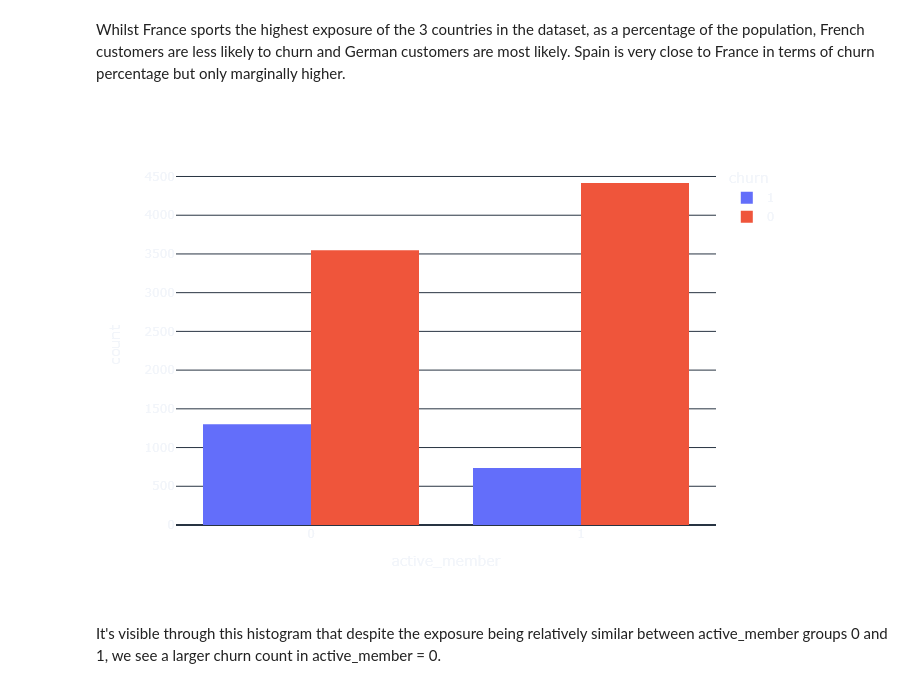
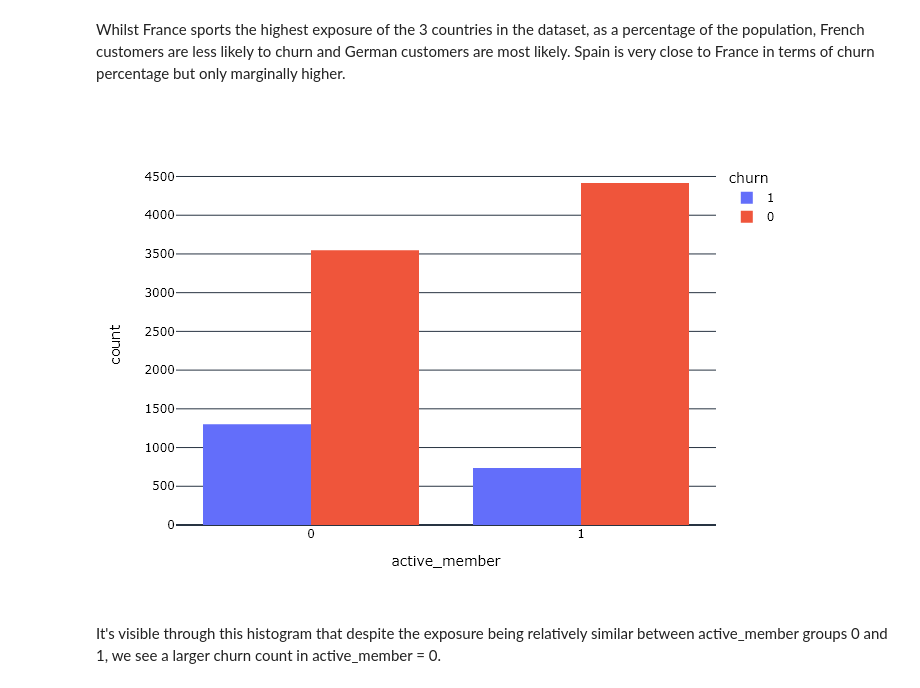
Before and after one commit to adampick99/bank-churn-project, a Jupyter notebook: bank-churn-project.ipynb, the cells around one changed output. Drawn from its saved outputs; the diff is of its cells as text; code cells hidden in the pictures.

```diff
--- a/bank-churn-project.ipynb
+++ b/bank-churn-project.ipynb
@@ -193,11 +193,11 @@ Whilst France sports the highest exposure of the 3 countries in the dataset, as
 # %%
 # Histogram for active member to see the exposure in churn 1 and 0.
 fig3 = px.histogram(df, x='active_member', color = 'churn', barmode = 'group')
 fig3.update_layout({'plot_bgcolor': 'white',
-'paper_bgcolor': 'white'}, xaxis = dict(tickmode = 'linear', tick0 = 0, dtick = 1))
+'paper_bgcolor': 'white'}, font_color = 'black', xaxis = dict(tickmode = 'linear', tick0 = 0, dtick = 1))
 fig3
 # %% [output]
-[figure, old version]
+[figure, new version]
 # %% [markdown]
 It's visible through this histogram that despite the exposure being relatively similar between active_member groups 0 and 1, we see a larger churn count in active_member = 0.
 # %% [markdown]
```
Also changed, not shown: parts of 2 cells of this notebook.
